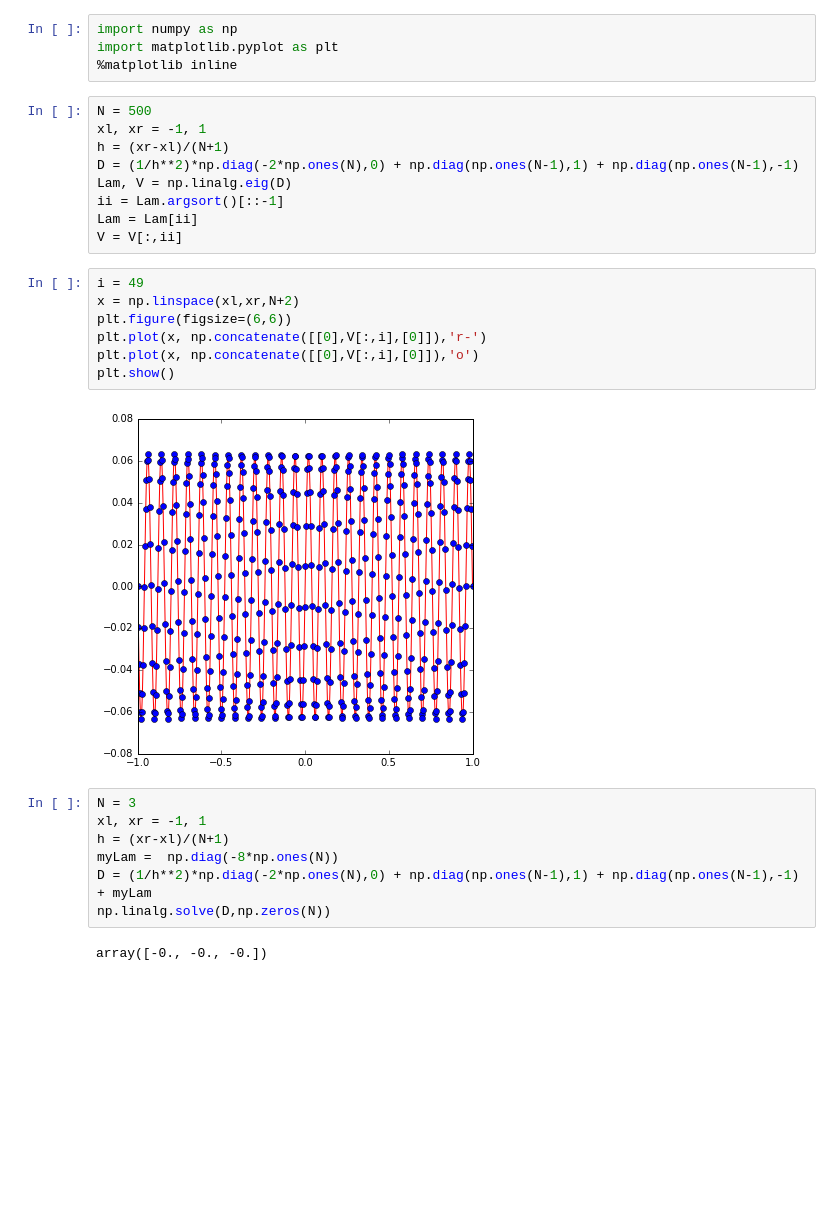
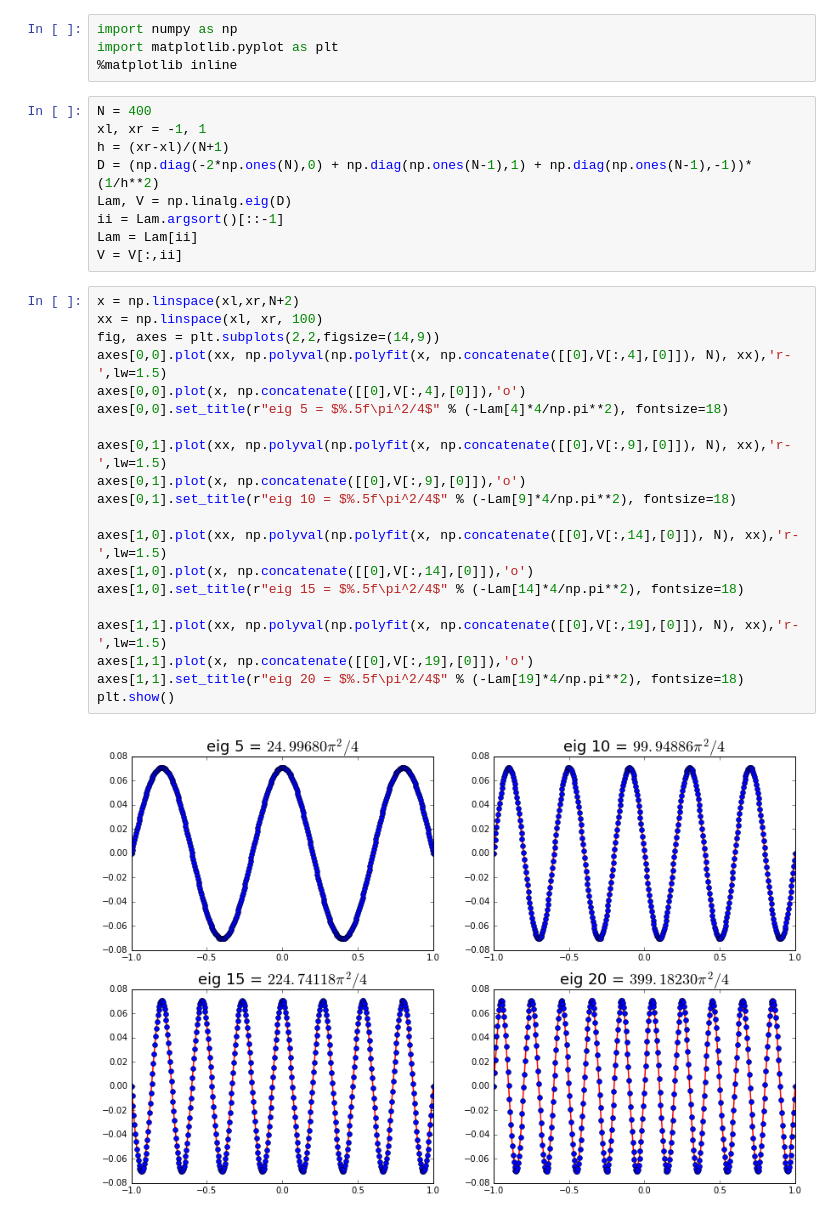
Before and after one commit to asazo/CC2, a Jupyter notebook: BVP/eigenfunctions.ipynb, the cells around one changed output. Cells and saved outputs as stored; diff of their text form; blank space fills up the shorter version.

```diff
--- a/BVP/eigenfunctions.ipynb
+++ b/BVP/eigenfunctions.ipynb
@@ -3,29 +16,33 @@ import numpy as np
 import matplotlib.pyplot as plt
 %matplotlib inline
 # %%
-N = 500
+N = 400
 xl, xr = -1, 1
 h = (xr-xl)/(N+1)
-D = (1/h**2)*np.diag(-2*np.ones(N),0) + np.diag(np.ones(N-1),1) + np.diag(np.ones(N-1),-1)
+D = (np.diag(-2*np.ones(N),0) + np.diag(np.ones(N-1),1) + np.diag(np.ones(N-1),-1))*(1/h**2)
 Lam, V = np.linalg.eig(D)
 ii = Lam.argsort()[::-1]
 Lam = Lam[ii]
 V = V[:,ii]
-# %%
-i = 49
-x = np.linspace(xl,xr,N+2)
-plt.figure(figsize=(6,6))
-plt.plot(x, np.concatenate([[0],V[:,i],[0]]),'r-')
-plt.plot(x, np.concatenate([[0],V[:,i],[0]]),'o')
-plt.show()
-# %% [output]
-[figure, removed]
-# %%
-N = 3
-xl, xr = -1, 1
-h = (xr-xl)/(N+1)
-myLam =  np.diag(-8*np.ones(N))
-D = (1/h**2)*np.diag(-2*np.ones(N),0) + np.diag(np.ones(N-1),1) + np.diag(np.ones(N-1),-1) + myLam
-np.linalg.solve(D,np.zeros(N))
-# %% [output]
-array([-0., -0., -0.])
+# %%
+x = np.linspace(xl,xr,N+2)
+xx = np.linspace(xl, xr, 100)
+fig, axes = plt.subplots(2,2,figsize=(14,9))
+axes[0,0].plot(xx, np.polyval(np.polyfit(x, np.concatenate([[0],V[:,4],[0]]), N), xx),'r-',lw=1.5)
+axes[0,0].plot(x, np.concatenate([[0],V[:,4],[0]]),'o')
+axes[0,0].set_title(r"eig 5 = $%.5f\pi^2/4$" % (-Lam[4]*4/np.pi**2), fontsize=18)
+
+axes[0,1].plot(xx, np.polyval(np.polyfit(x, np.concatenate([[0],V[:,9],[0]]), N), xx),'r-',lw=1.5)
+axes[0,1].plot(x, np.concatenate([[0],V[:,9],[0]]),'o')
+axes[0,1].set_title(r"eig 10 = $%.5f\pi^2/4$" % (-Lam[9]*4/np.pi**2), fontsize=18)
+
+axes[1,0].plot(xx, np.polyval(np.polyfit(x, np.concatenate([[0],V[:,14],[0]]), N), xx),'r-',lw=1.5)
+axes[1,0].plot(x, np.concatenate([[0],V[:,14],[0]]),'o')
+axes[1,0].set_title(r"eig 15 = $%.5f\pi^2/4$" % (-Lam[14]*4/np.pi**2), fontsize=18)
+
+axes[1,1].plot(xx, np.polyval(np.polyfit(x, np.concatenate([[0],V[:,19],[0]]), N), xx),'r-',lw=1.5)
+axes[1,1].plot(x, np.concatenate([[0],V[:,19],[0]]),'o')
+axes[1,1].set_title(r"eig 20 = $%.5f\pi^2/4$" % (-Lam[19]*4/np.pi**2), fontsize=18)
+plt.show()
+# %% [output]
+[figure, added]
```
Also changed, not shown: parts of 3 cells of this notebook, 1 other file.
